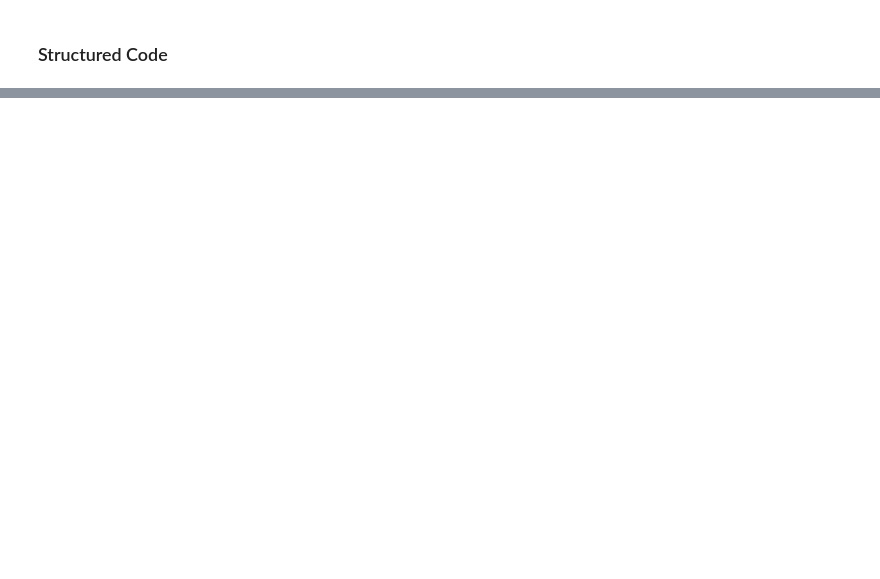
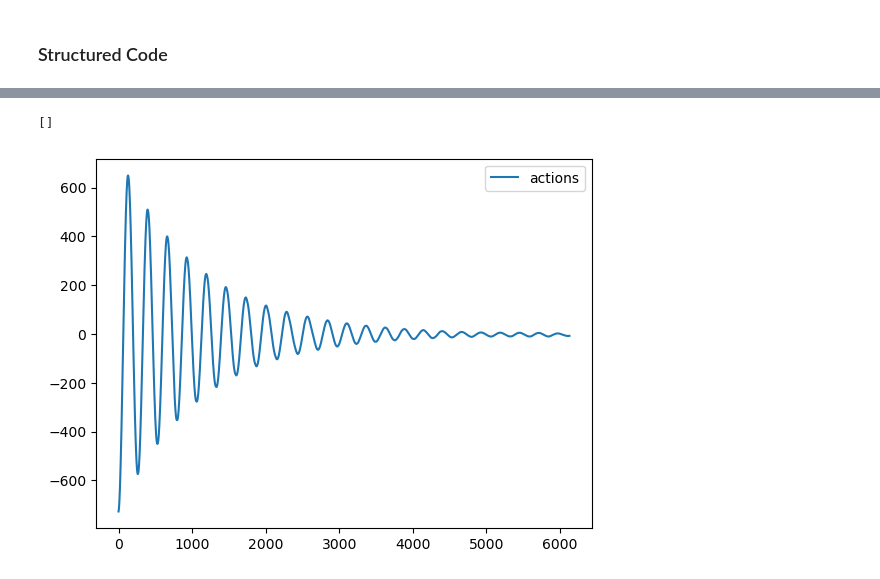
Before and after one commit to anshunino/RobotArm_BalancePendulum, a Jupyter notebook: ee_line_motion.ipynb, the cells around one changed output, grey strips where cells are left out. Drawn from its saved outputs; the diff is of its cells as text; code cells hidden in the pictures; blank space fills up the shorter version.

```diff
--- a/ee_line_motion.ipynb
+++ b/ee_line_motion.ipynb
@@ -194,0 +77,8 @@ plt.plot(np.array(episode['observation'])[:, 1])
+# %%
+plt.plot(episode['action'], label='actions')
+plt.legend()
+plt.savefig('actions.png')
+plt.plot()
+# %% [output]
+[]
+[figure, added]
```
Also changed, not shown: parts of 27 cells of this notebook.
